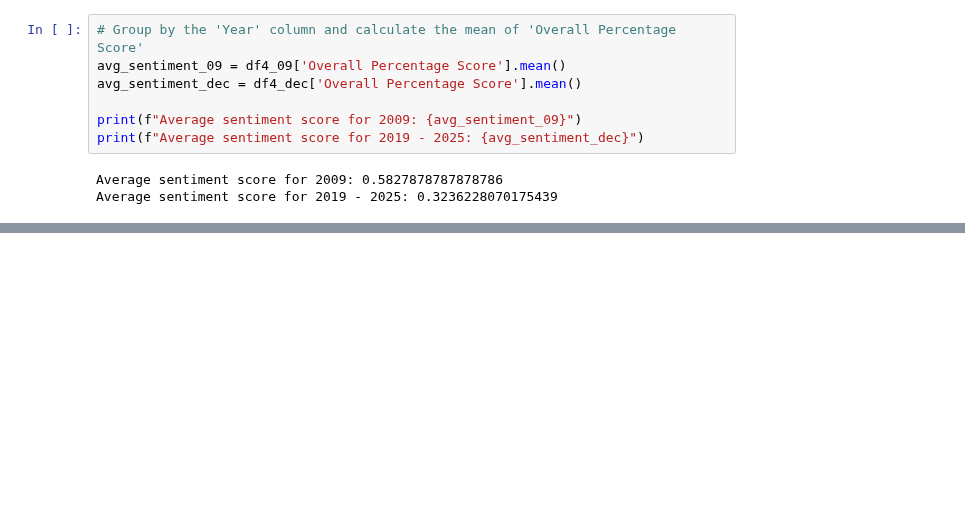
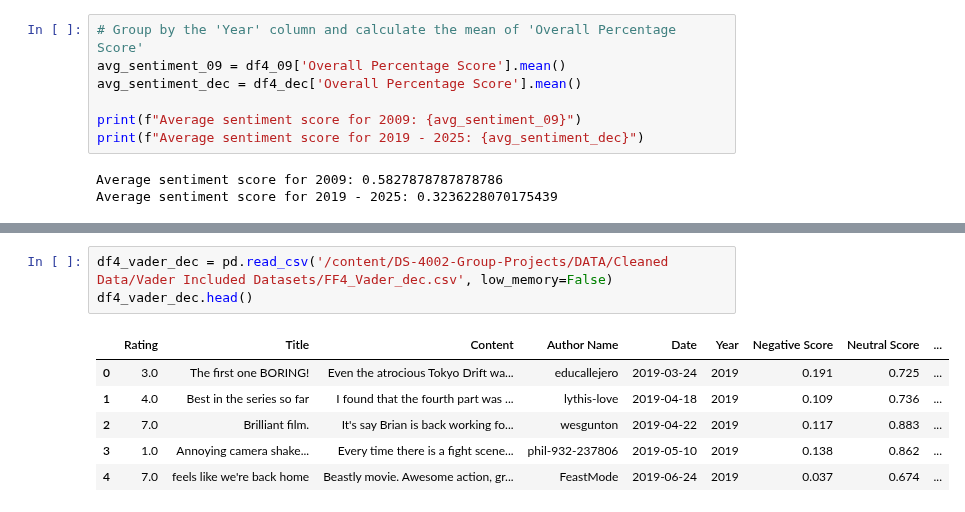
Before and after one commit to pwy7fv/DS-4002-Group-Projects, a Jupyter notebook: OUTPUT/FF4_Vader_Analysis.ipynb, the cells around one changed output, grey strips where cells are left out. Drawn from its saved outputs; the diff is of its cells as text; blank space fills up the shorter version.

```diff
--- a/OUTPUT/FF4_Vader_Analysis.ipynb
+++ b/OUTPUT/FF4_Vader_Analysis.ipynb
@@ -223,0 +253,10 @@ Average sentiment score for 2019 - 2025: 0.3236228070175439
+# %%
+df4_vader_dec = pd.read_csv('/content/DS-4002-Group-Projects/DATA/Cleaned Data/Vader Included Datasets/FF4_Vader_dec.csv', low_memory=False)
+df4_vader_dec.head()
+# %% [output]
+|  | Rating | Title | Content | Author Name | Date | Year | Negative Score | Neutral Score | ... |
+| 0 | 3.0 | The first one BORING! | Even the atrocious Tokyo Drift wa... | educallejero | 2019-03-24 | 2019 | 0.191 | 0.725 | ... |
+| 1 | 4.0 | Best in the series so far | I found that the fourth part was ... | lythis-love | 2019-04-18 | 2019 | 0.109 | 0.736 | ... |
+| 2 | 7.0 | Brilliant film. | It's say Brian is back working fo... | wesgunton | 2019-04-22 | 2019 | 0.117 | 0.883 | ... |
+| 3 | 1.0 | Annoying camera shake... | Every time there is a fight scene... | phil-932-237806 | 2019-05-10 | 2019 | 0.138 | 0.862 | ... |
+| 4 | 7.0 | feels like we're back home | Beastly movie. Awesome action, gr... | FeastMode | 2019-06-24 | 2019 | 0.037 | 0.674 | ... |
```
Also changed, not shown: parts of 6 cells of this notebook.
